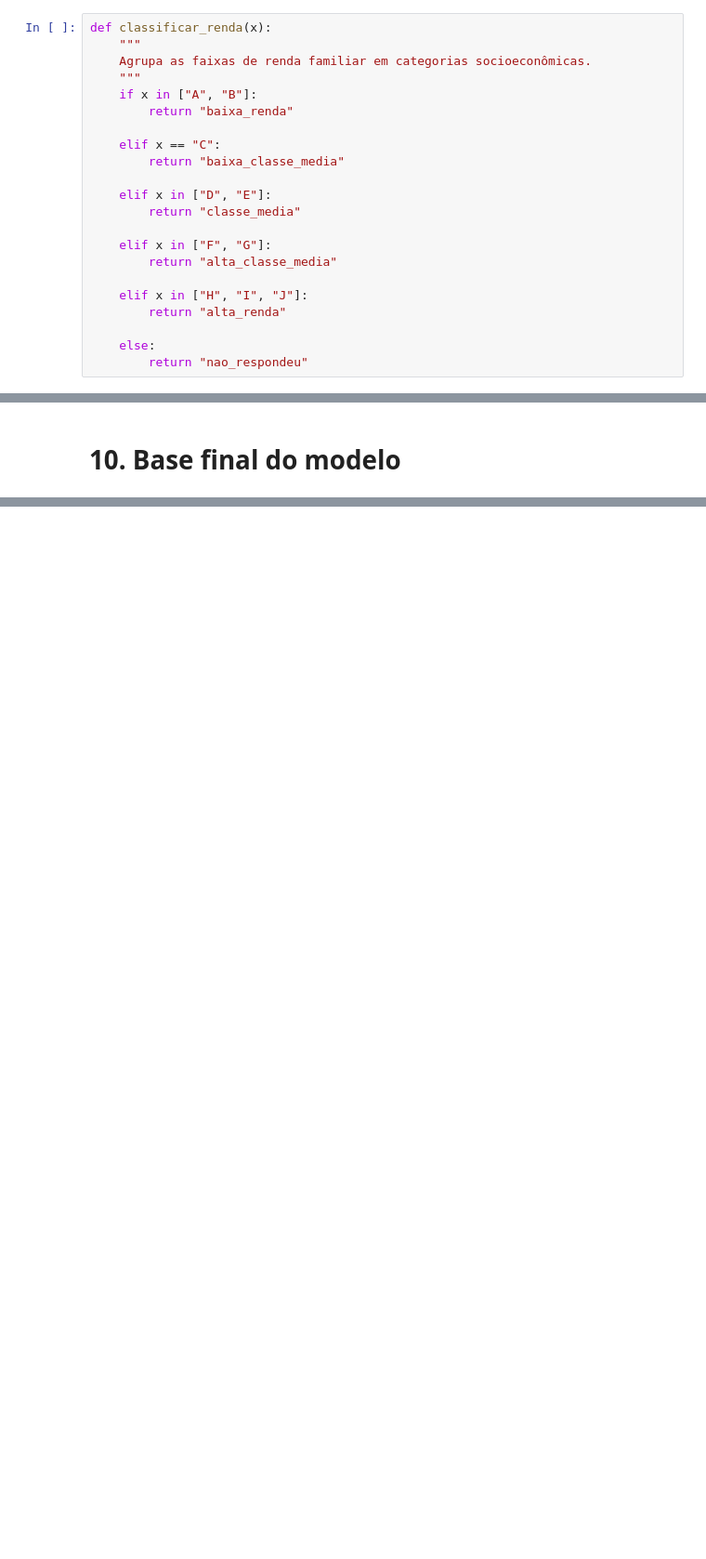
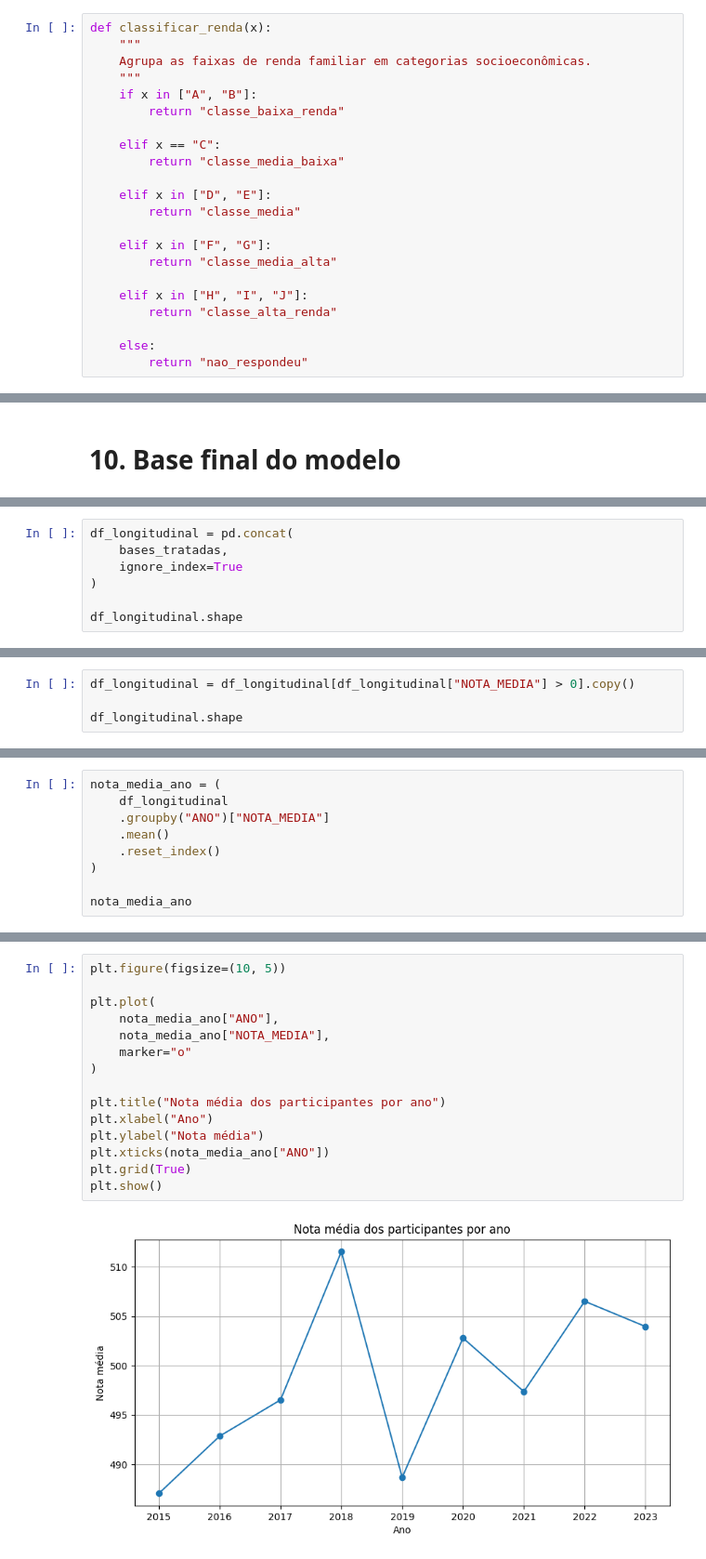
Before and after one commit to Antonio1H/tcc-enem-recursos-digitais, a Jupyter notebook: analiseMicrodadosEnemAnos.ipynb, the cells around one changed output, grey strips where cells are left out. Shown at 93% size. Saved outputs shown, nothing was run; the diff lists cells and outputs as text; blank space fills up the shorter version.

Commit message:
implementação visual com graficos das variaveis de controle e tecnologia

```diff
--- a/analiseMicrodadosEnemAnos.ipynb
+++ b/analiseMicrodadosEnemAnos.ipynb
@@ -345,19 +345,19 @@ def classificar_renda(x):
     Agrupa as faixas de renda familiar em categorias socioeconômicas.
     """
     if x in ["A", "B"]:
-        return "baixa_renda"
+        return "classe_baixa_renda"
 
     elif x == "C":
-        return "baixa_classe_media"
+        return "classe_media_baixa"
 
     elif x in ["D", "E"]:
         return "classe_media"
 
     elif x in ["F", "G"]:
-        return "alta_classe_media"
+        return "classe_media_alta"
 
     elif x in ["H", "I", "J"]:
-        return "alta_renda"
+        return "classe_alta_renda"
 
     else:
         return "nao_respondeu"
@@ -465,0 +517,7 @@ def criar_base_modelo(df):
+# %%
+df_longitudinal = pd.concat(
+    bases_tratadas,
+    ignore_index=True
+)
+
+df_longitudinal.shape
@@ -465,0 +636,4 @@ def criar_base_modelo(df):
+# %%
+df_longitudinal = df_longitudinal[df_longitudinal["NOTA_MEDIA"] > 0].copy()
+
+df_longitudinal.shape
@@ -465,0 +662,9 @@ def criar_base_modelo(df):
+# %%
+nota_media_ano = (
+    df_longitudinal
+    .groupby("ANO")["NOTA_MEDIA"]
+    .mean()
+    .reset_index()
+)
+
+nota_media_ano
@@ -465,0 +684,17 @@ def criar_base_modelo(df):
+# %%
+plt.figure(figsize=(10, 5))
+
+plt.plot(
+    nota_media_ano["ANO"],
+    nota_media_ano["NOTA_MEDIA"],
+    marker="o"
+)
+
+plt.title("Nota média dos participantes por ano")
+plt.xlabel("Ano")
+plt.ylabel("Nota média")
+plt.xticks(nota_media_ano["ANO"])
+plt.grid(True)
+plt.show()
+# %% [output]
+[figure, added]
```
Also changed, not shown: parts of 50 cells of this notebook.
